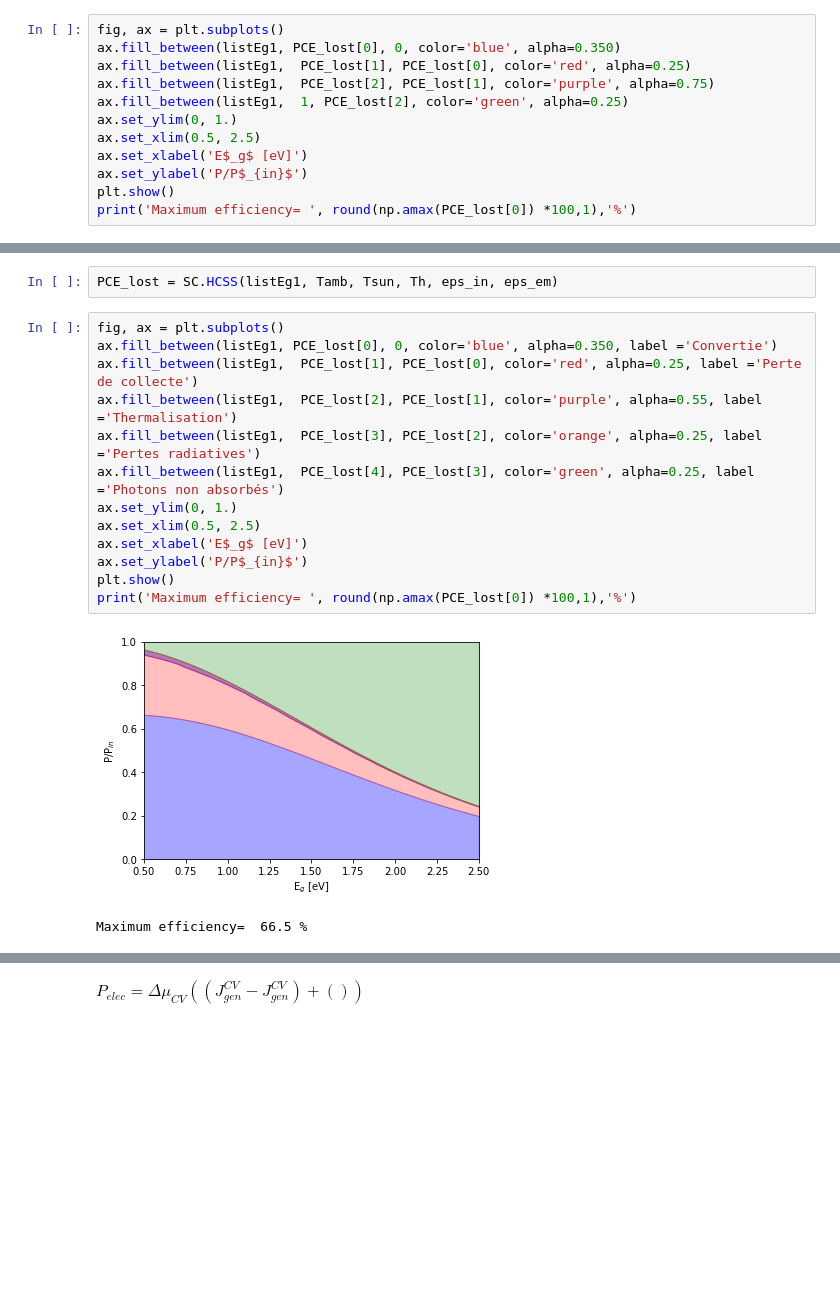
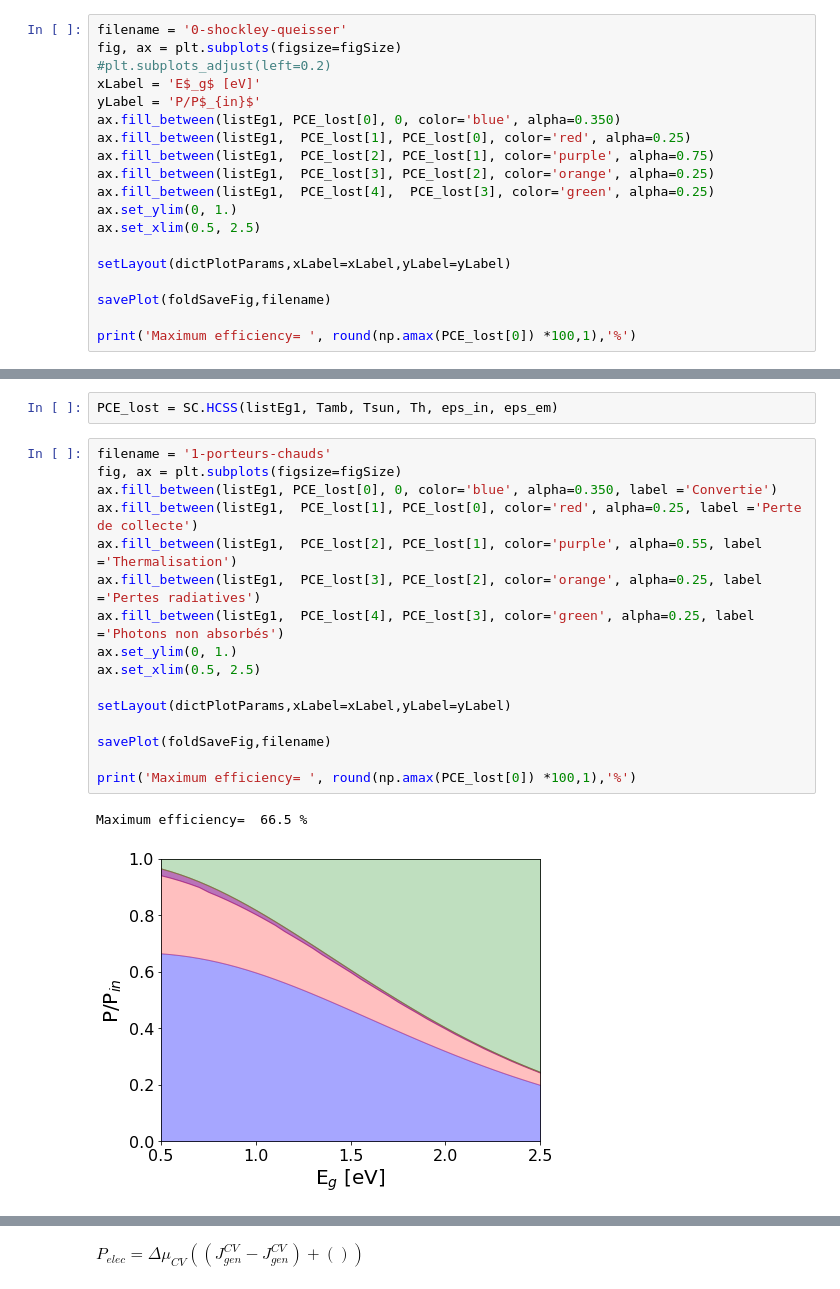
Before and after one commit to mamara1/AHESC, a Jupyter notebook: Advance_Solar_Cells.ipynb, the cells around one changed output, grey strips where cells are left out. Drawn from its saved outputs; the diff is of its cells as text; blank space fills up the shorter version.

```diff
--- a/Advance_Solar_Cells.ipynb
+++ b/Advance_Solar_Cells.ipynb
@@ -28,15 +48,22 @@ eps_em = np.pi
 # %%
 PCE_lost = SC.Shockley_Quesseir(listEg1, Tamb, Tsun, eps_in, eps_em)
 # %%
-fig, ax = plt.subplots()
+filename = '0-shockley-queisser'
+fig, ax = plt.subplots(figsize=figSize)
+#plt.subplots_adjust(left=0.2)
+xLabel = 'E$_g$ [eV]'
+yLabel = 'P/P$_{in}$'
 ax.fill_between(listEg1, PCE_lost[0], 0, color='blue', alpha=0.350)
 ax.fill_between(listEg1,  PCE_lost[1], PCE_lost[0], color='red', alpha=0.25)
 ax.fill_between(listEg1,  PCE_lost[2], PCE_lost[1], color='purple', alpha=0.75)
-ax.fill_between(listEg1,  1, PCE_lost[2], color='green', alpha=0.25)
+ax.fill_between(listEg1,  PCE_lost[3], PCE_lost[2], color='orange', alpha=0.25)
+ax.fill_between(listEg1,  PCE_lost[4],  PCE_lost[3], color='green', alpha=0.25)
 ax.set_ylim(0, 1.)
 ax.set_xlim(0.5, 2.5)
-ax.set_xlabel('E$_g$ [eV]')
-ax.set_ylabel('P/P$_{in}$')
-plt.show()
+
+setLayout(dictPlotParams,xLabel=xLabel,yLabel=yLabel)
+
+savePlot(foldSaveFig,filename)
+
 print('Maximum efficiency= ', round(np.amax(PCE_lost[0]) *100,1),'%')
 # %% [output]
@@ -52,19 +79,22 @@ Tamb = 300.
 # %%
 PCE_lost = SC.HCSS(listEg1, Tamb, Tsun, Th, eps_in, eps_em)
 # %%
-fig, ax = plt.subplots()
+filename = '1-porteurs-chauds'
+fig, ax = plt.subplots(figsize=figSize)
 ax.fill_between(listEg1, PCE_lost[0], 0, color='blue', alpha=0.350, label ='Convertie')
 ax.fill_between(listEg1,  PCE_lost[1], PCE_lost[0], color='red', alpha=0.25, label ='Perte de collecte')
 ax.fill_between(listEg1,  PCE_lost[2], PCE_lost[1], color='purple', alpha=0.55, label ='Thermalisation')
 ax.fill_between(listEg1,  PCE_lost[3], PCE_lost[2], color='orange', alpha=0.25, label ='Pertes radiatives')
 ax.fill_between(listEg1,  PCE_lost[4], PCE_lost[3], color='green', alpha=0.25, label ='Photons non absorbés')
 ax.set_ylim(0, 1.)
 ax.set_xlim(0.5, 2.5)
-ax.set_xlabel('E$_g$ [eV]')
-ax.set_ylabel('P/P$_{in}$')
-plt.show()
+
+setLayout(dictPlotParams,xLabel=xLabel,yLabel=yLabel)
+
+savePlot(foldSaveFig,filename)
+
 print('Maximum efficiency= ', round(np.amax(PCE_lost[0]) *100,1),'%')
 # %% [output]
+Maximum efficiency=  66.5 %
-[figure, old version]
+[figure, new version]
-Maximum efficiency=  66.5 %
 # %% [markdown]
```
Also changed, not shown: parts of 12 cells of this notebook, 1 other file.
